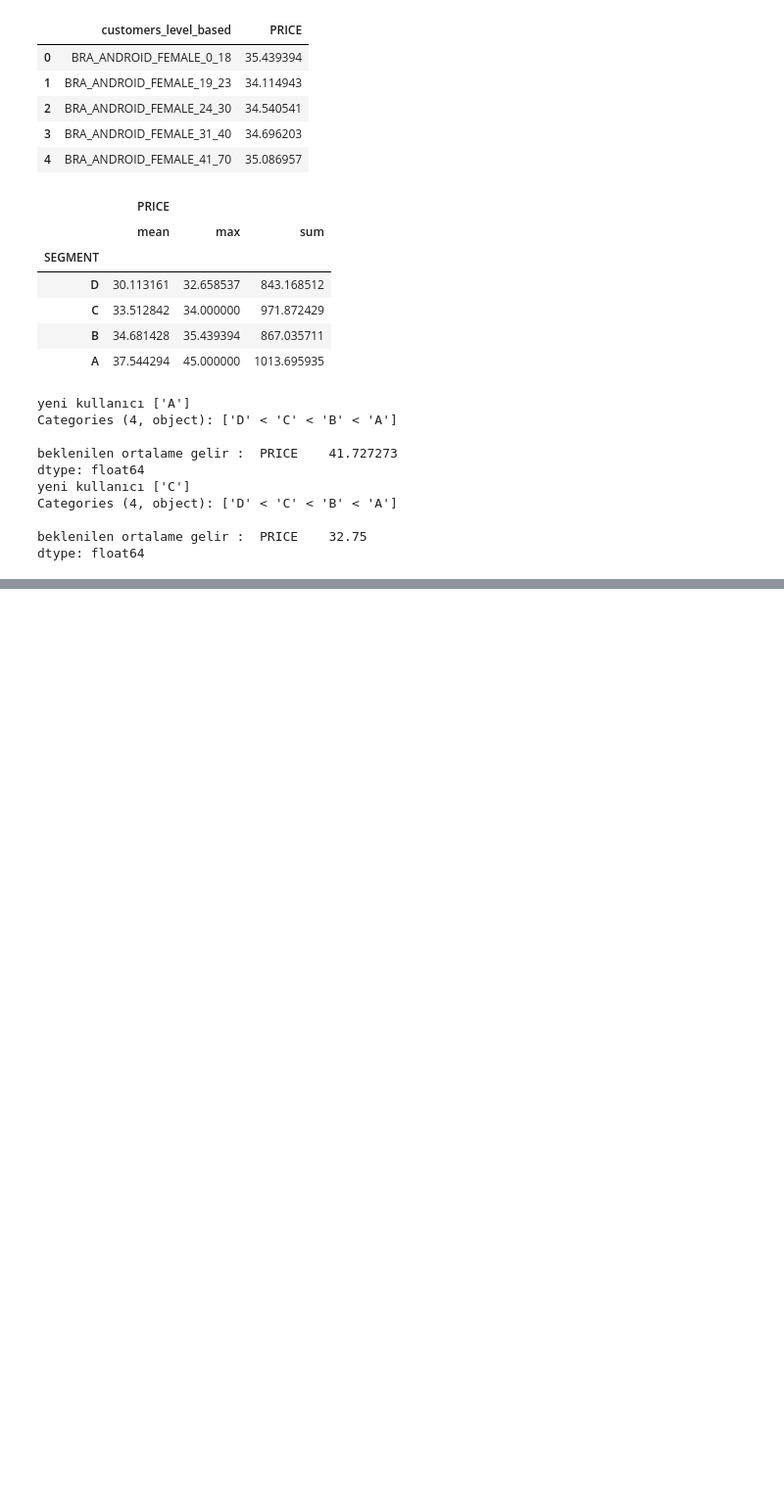
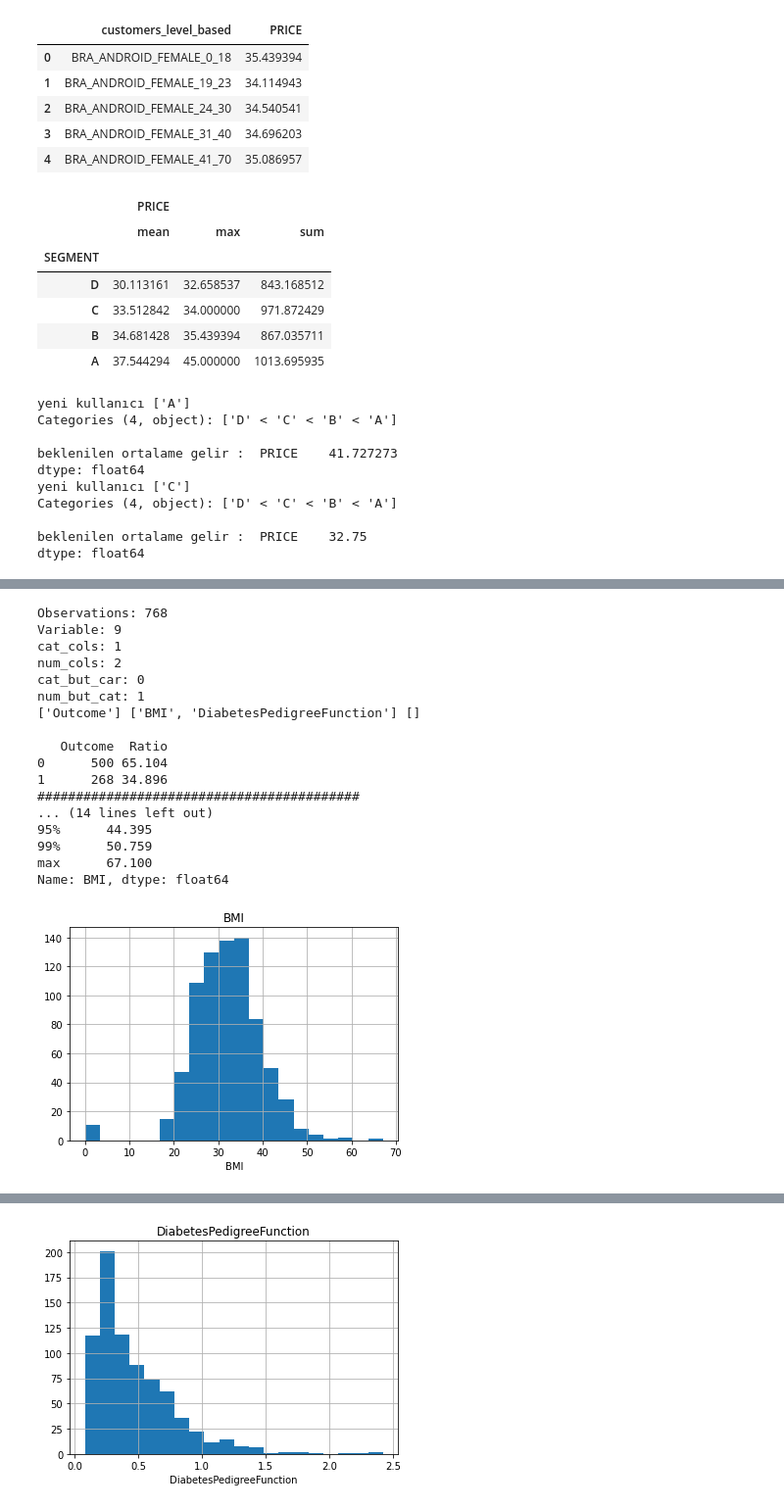
Before and after one commit to Bahar-K/Codes, a Jupyter notebook: Miuul/MiuulCodes.ipynb, the cells around one changed output, grey strips where cells are left out. Shown at 98% size. Saved outputs shown, nothing was run; the diff lists cells and outputs as text; code cells hidden in the pictures; blank space fills up the shorter version.

```diff
--- a/Miuul/MiuulCodes.ipynb
+++ b/Miuul/MiuulCodes.ipynb
@@ -1842,0 +2737,66 @@ dtype: float64
+# %%
+#Adım 2: Numerik ve kategorik değişkenleri yakalayınız.
+def grab_col_names(dataframe,cat_th=10, car_th=20):
+    cat_cols = [col for col in df.columns if str(df[col].dtypes) in ["category","object","bool"]]
+    num_but_cat = [col for col in df.columns if df[col].nunique() < 10 and str(df[col].dtypes) in ["int64","float64"]]
+    cat_but_car = [col for col in df.columns if df[col].nunique() > 20 and str(df[col].dtypes) in ["category","object"]]
+    cat_cols = cat_cols + num_but_cat
+    cat_cols = [col for col in cat_cols if col not in cat_but_car]
+    num_cols = [col for col in df.columns if df[col].dtypes in ["float","int"]]
+    num_cols = [col for col in num_cols if col not in cat_cols]
+
+    print(f"Observations: {dataframe.shape[0]}")
+    print(f"Variable: {dataframe.shape[1]}")
+    print(f"cat_cols: {len(cat_cols)}")
+    print(f"num_cols: {len(num_cols)}")
+    print(f"cat_but_car: {len(cat_but_car)}")
+    print(f"num_but_cat: {len(num_but_cat)}")
+
+    return cat_cols, num_cols, cat_but_car
+
+cat_cols, num_cols, cat_but_car = grab_col_names(df)
+print(cat_cols, num_cols, cat_but_car,"\n")
+
+#Adım 3: Kategorik ve numerik değişkenlerin analizini yapınız.
+def cat_summary(dataframe, col_name, plot=False):
+    print(pd.DataFrame({col_name: dataframe[col_name].value_counts(),
+                        "Ratio": 100 * dataframe[col_name].value_counts() / len(dataframe)}))
+    print("##########################################")
+    if plot:
+        sns.countplot(x=dataframe[col_name], data=dataframe)
+        plt.show()
+
+cat_summary(df, "Outcome")
+
+def num_summary(dataframe, numerical_col, plot=False):
+    quantiles = [0.05, 0.10, 0.20, 0.30, 0.40, 0.50, 0.60, 0.70, 0.80, 0.90, 0.95, 0.99]
+    print(dataframe[numerical_col].describe(quantiles).T)
+
+    if plot:
+        dataframe[numerical_col].hist(bins=20)
+        plt.xlabel(numerical_col)
+        plt.title(numerical_col)
+        plt.show()
+
+
+for col in num_cols:
+    num_summary(df, col, plot=True)
+# %% [output]
+Observations: 768
+Variable: 9
+cat_cols: 1
+num_cols: 2
+cat_but_car: 0
+num_but_cat: 1
+['Outcome'] ['BMI', 'DiabetesPedigreeFunction'] []
+
+   Outcome  Ratio
+0      500 65.104
+1      268 34.896
+##########################################
+... (14 lines left out)
+95%      44.395
+99%      50.759
+max      67.100
+Name: BMI, dtype: float64
+[figure, added]
@@ -1842,0 +2821 @@ dtype: float64
+[figure, added]
```
Also changed, not shown: parts of 183 cells of this notebook.
